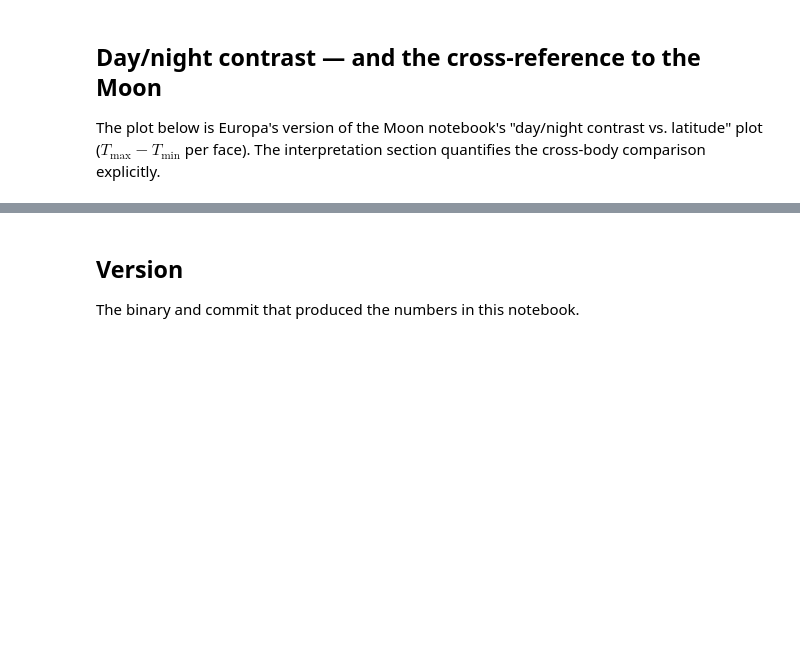
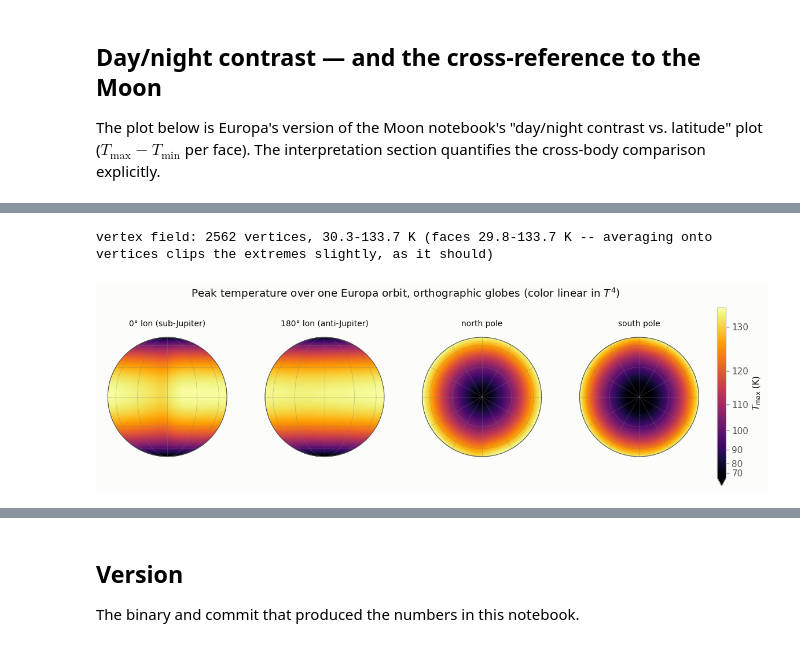
Before and after one commit to phayne/ptm3d-archive, a Jupyter notebook: docs/tutorials/notebooks/02_europa_thermal.ipynb, the cells around one changed output, grey strips where cells are left out. Cells and saved outputs as stored; diff of their text form; code cells hidden in the pictures; blank space fills up the shorter version.

```diff
--- a/docs/tutorials/notebooks/02_europa_thermal.ipynb
+++ b/docs/tutorials/notebooks/02_europa_thermal.ipynb
@@ -806,0 +954,29 @@ faces to within the coarse-mesh grazing-incidence residual.
+# %%
+# Unit vertex positions (normalizing makes the renderer independent of the
+# mesh's length unit) and the per-vertex temperature field.
+xyz = np.stack([verts["x"], verts["y"], verts["z"]], axis=1)
+xyz = xyz / np.linalg.norm(xyz, axis=1, keepdims=True)
+centers = face_unit_vectors(lat, lon)
+tmax_vertex = vertex_values_from_faces(tris, tmax, len(xyz))
+print(f"vertex field: {len(xyz)} vertices, "
+      f"{tmax_vertex.min():.1f}-{tmax_vertex.max():.1f} K "
+      f"(faces {tmax.min():.1f}-{tmax.max():.1f} K -- averaging onto vertices "
+      "clips the extremes slightly, as it should)")
+
+VIEWS = [(0.0, 0.0, "0° lon (sub-Jupiter)"),
+         (0.0, 180.0, "180° lon (anti-Jupiter)"),
+         (90.0, 0.0, "north pole"),
+         (-90.0, 0.0, "south pole")]
+
+fig, axes = plt.subplots(1, 4, figsize=(14, 4.0))
+for ax, (vlat, vlon, label) in zip(axes, VIEWS):
+    art = globe(ax, xyz, tris, tmax_vertex, vlat, vlon, CMAP_T, norm_tmax, label)
+cb = fig.colorbar(art, ax=axes, fraction=0.02, pad=0.02,
+                  extend=clip_extend(tmax_vertex, norm_tmax))
+cb.set_label(r"$T_\mathrm{max}$ (K)")
+fig.suptitle("Peak temperature over one Europa orbit, orthographic globes "
+             "(color linear in $T^4$)", y=0.97)
+plt.show()
+# %% [output]
+vertex field: 2562 vertices, 30.3-133.7 K (faces 29.8-133.7 K -- averaging onto vertices clips the extremes slightly, as it should)
+[figure, added]
```
Also changed, not shown: parts of 36 cells of this notebook, 3 other files.
